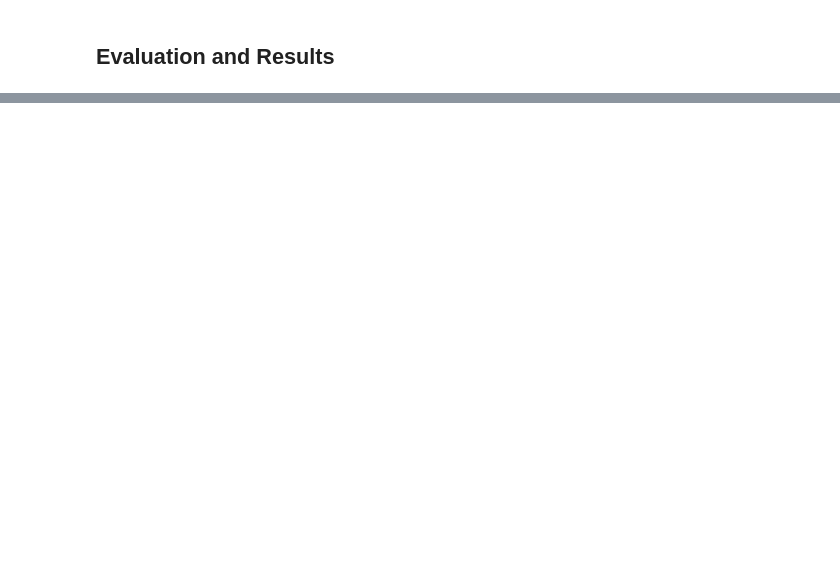
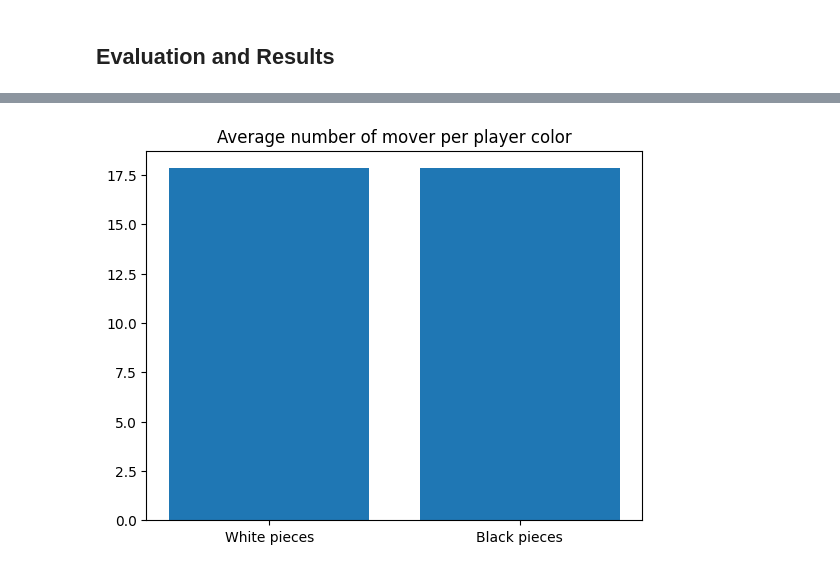
Before and after one commit to inesleonidasrocha/ChessRL23, a Jupyter notebook: RL PROJECT DeepQLearning.ipynb, the cells around one changed output, grey strips where cells are left out. Drawn from its saved outputs; the diff is of its cells as text; code cells hidden in the pictures; blank space fills up the shorter version.

```diff
--- a/RL PROJECT DeepQLearning.ipynb
+++ b/RL PROJECT DeepQLearning.ipynb
@@ -1352,26 +1298,0 @@ plt.show()
-# %%
-#Compare average number of moves per game for white and black.
-#This can indicate how efficiently the engine is playing.
-
-import matplotlib.pyplot as plt
-import numpy as np
-
-x = np.array(["White pieces", "Black pieces"])
-y = np.array(np.mean(df_white_inv['N STEPS']),np.mean(df_black_inv['N STEPS']))
-
-plt.bar(x,y)
-plt.show()
-
-#nesta versão maluca está equilibrado por isso fui fazer o line plot
-# %%
-#Comparing the number of moves per game for white and black.
-
-y1 = np.array(df_white_inv['N STEPS'])
-y2 = np.array(df_black_inv['N STEPS'])
-x = np.arange(1,len(df_invented['EPISODE'].unique())+1)
-plt.plot(x,y1, label="White Pieces")
-plt.plot(x,y2, label="Black Pieces")
-plt.legend(loc="upper right")
-plt.title("Number of moves per game")
-plt.xlabel("Episode Number")
-plt.show()
@@ -1415,0 +1352,12 @@ plt.show()
+# %%
+def average_moves_per_player(df_white,df_black):
+   #Compare average number of moves per game for white and black.
+   #This can indicate how efficiently the engine is playing.
+   #So we strive for 2 columns that are about the same height.
+
+    x = np.array(["White pieces", "Black pieces"])
+    y = np.array(np.mean(df_white['N STEPS']),np.mean(df_black['N STEPS']))
+
+    plt.bar(x,y)
+    plt.title("Average number of mover per player color")
+    plt.show()
@@ -1415,0 +1520,4 @@ plt.show()
+# %%
+average_moves_per_player(mcts_white_df,mcts_black_df)
+# %% [output]
+[figure, added]
```
Also changed, not shown: parts of 37 cells of this notebook.
